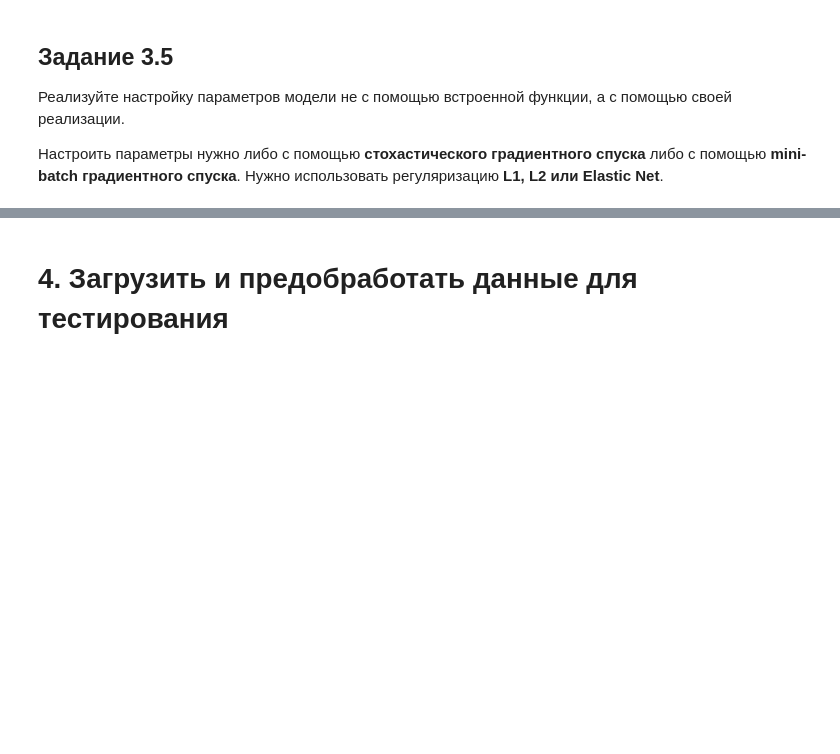
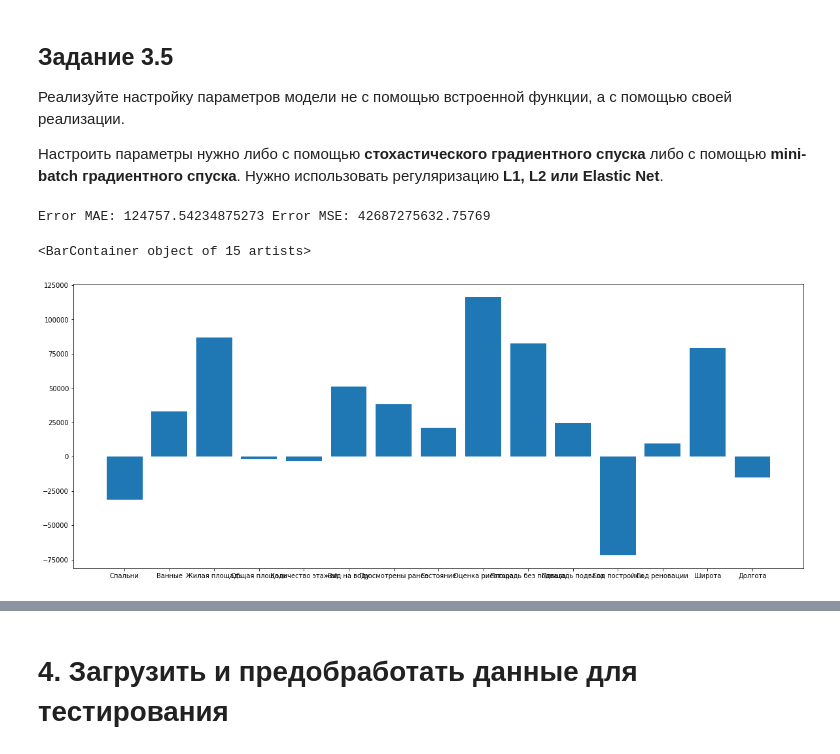
Before and after one commit to VanjaRo/ML-ITMO-Course, a Jupyter notebook: lab3_2.ipynb, the cells around one changed output, grey strips where cells are left out. Cells and saved outputs as stored; diff of their text form; code cells hidden in the pictures; blank space fills up the shorter version.

```diff
--- a/lab3_2.ipynb
+++ b/lab3_2.ipynb
@@ -243,0 +279,19 @@ LinearRegression(copy_X=True, fit_intercept=True, n_jobs=None, normalize=False)
+# %%
+from sklearn.metrics import mean_absolute_error, mean_squared_error
+from sklearn.preprocessing import StandardScaler
+
+clr = CustomLinearRegression().fit(training_points_scaled,
+                                                            training_values,
+                                                            epochs=10,
+                                                            learning_rate=10e-4)
+y_pred = clr.predict(training_points_scaled)
+print('Error MAE:', mean_absolute_error(y_pred, training_values),
+      'Error MSE:', mean_squared_error(y_pred, training_values))
+# %% [output]
+Error MAE: 124757.54234875273 Error MSE: 42687275632.75769
+# %%
+plt.figure(figsize=(20, 8))
+plt.bar(training_points.columns, linear_regression_model.coef_)
+# %% [output]
+<BarContainer object of 15 artists>
+[figure, added]
```
Also changed, not shown: parts of 14 cells of this notebook.
